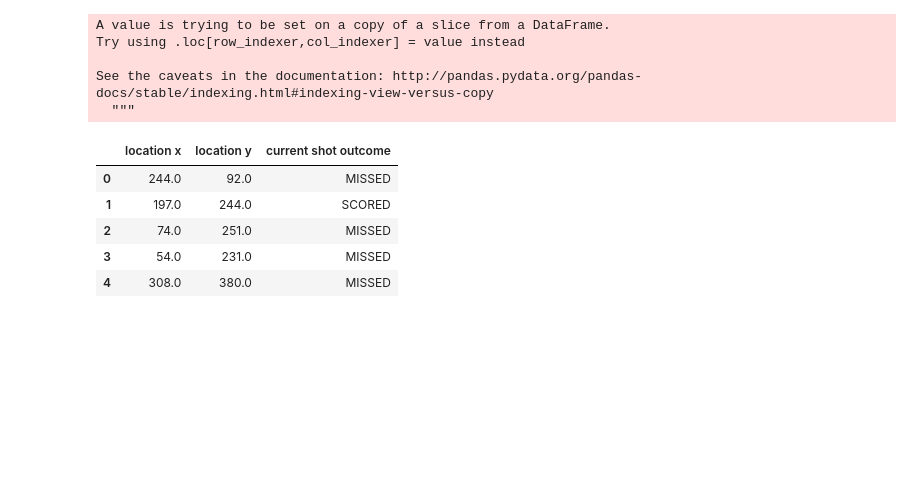
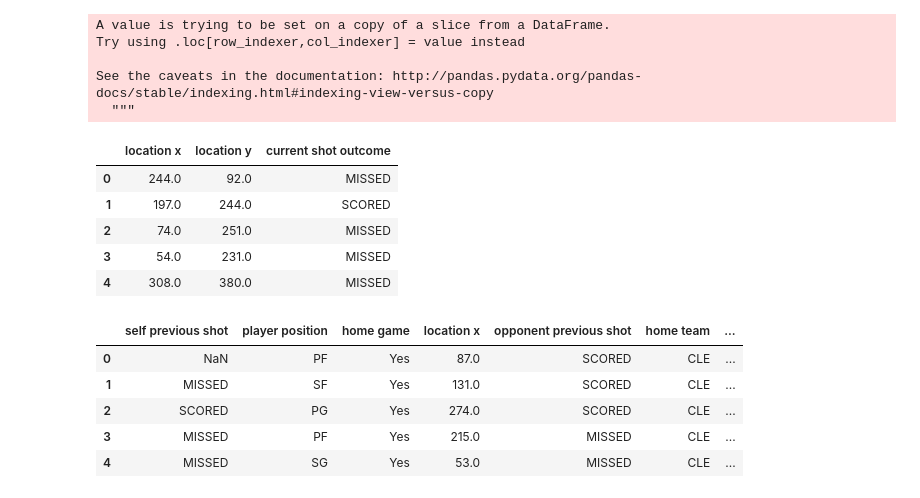
Before and after one commit to justinlu09/GSW-Data-Viz, a Jupyter notebook: DSC106_FinalProj/DSC106 Final Project.ipynb, the cells around one changed output. Saved outputs shown, nothing was run; the diff lists cells and outputs as text; code cells hidden in the pictures; blank space fills up the shorter version.

```diff
--- a/DSC106_FinalProj/DSC106 Final Project.ipynb
+++ b/DSC106_FinalProj/DSC106 Final Project.ipynb
@@ -156,3 +213,13 @@ See the caveats in the documentation: http://pandas.pydata.org/pandas-docs/stabl
 | 4 | 308.0 | 380.0 | MISSED |
 # %%
 new_df.to_json(r'/Users/buitifuljoseph/Documents/DSC106_FinalProject/GSW.json', orient = 'values')
+# %%
+cav = pd.read_csv('CLEshotLogs.csv')
+cav.head()
+# %% [output]
+|  | self previous shot | player position | home game | location x | opponent previous shot | home team | ... |
+| 0 | NaN | PF | Yes | 87.0 | SCORED | CLE | ... |
+| 1 | MISSED | SF | Yes | 131.0 | SCORED | CLE | ... |
+| 2 | SCORED | PG | Yes | 274.0 | SCORED | CLE | ... |
+| 3 | MISSED | PF | Yes | 215.0 | MISSED | CLE | ... |
+| 4 | MISSED | SG | Yes | 53.0 | MISSED | CLE | ... |
```
Also changed, not shown: parts of 14 cells of this notebook, 12 other files.
